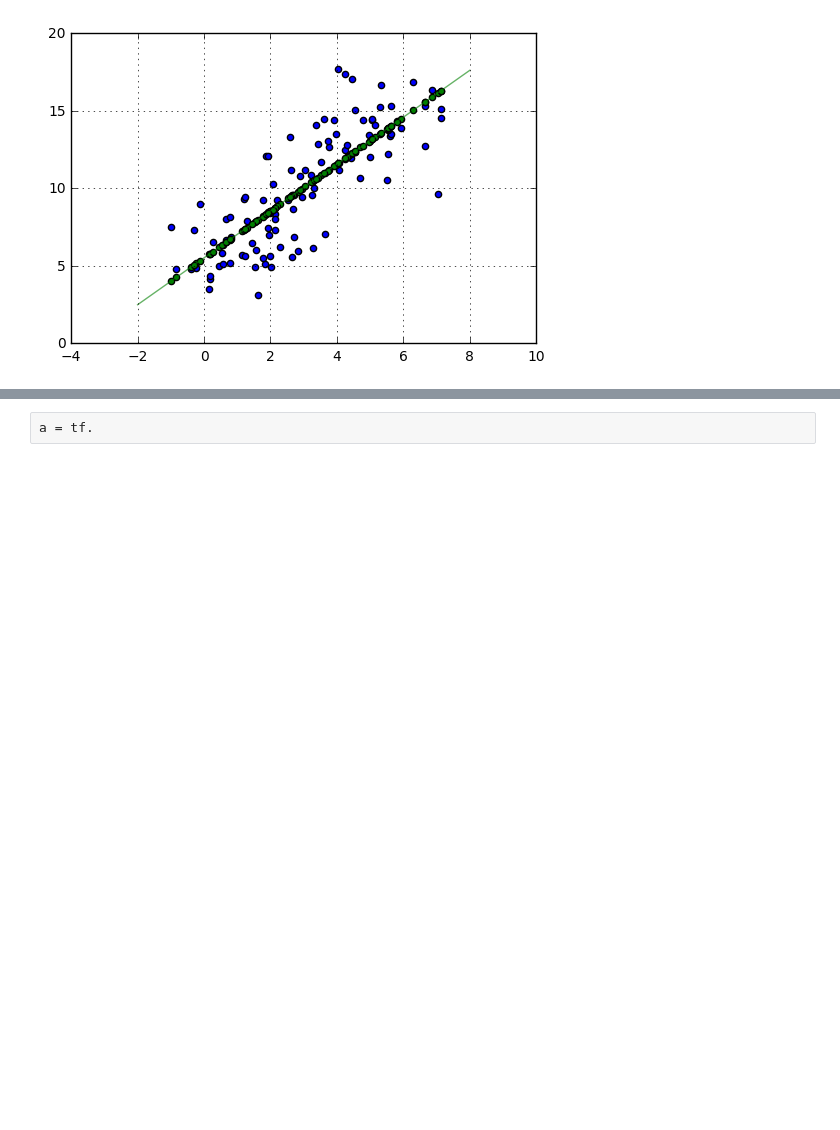
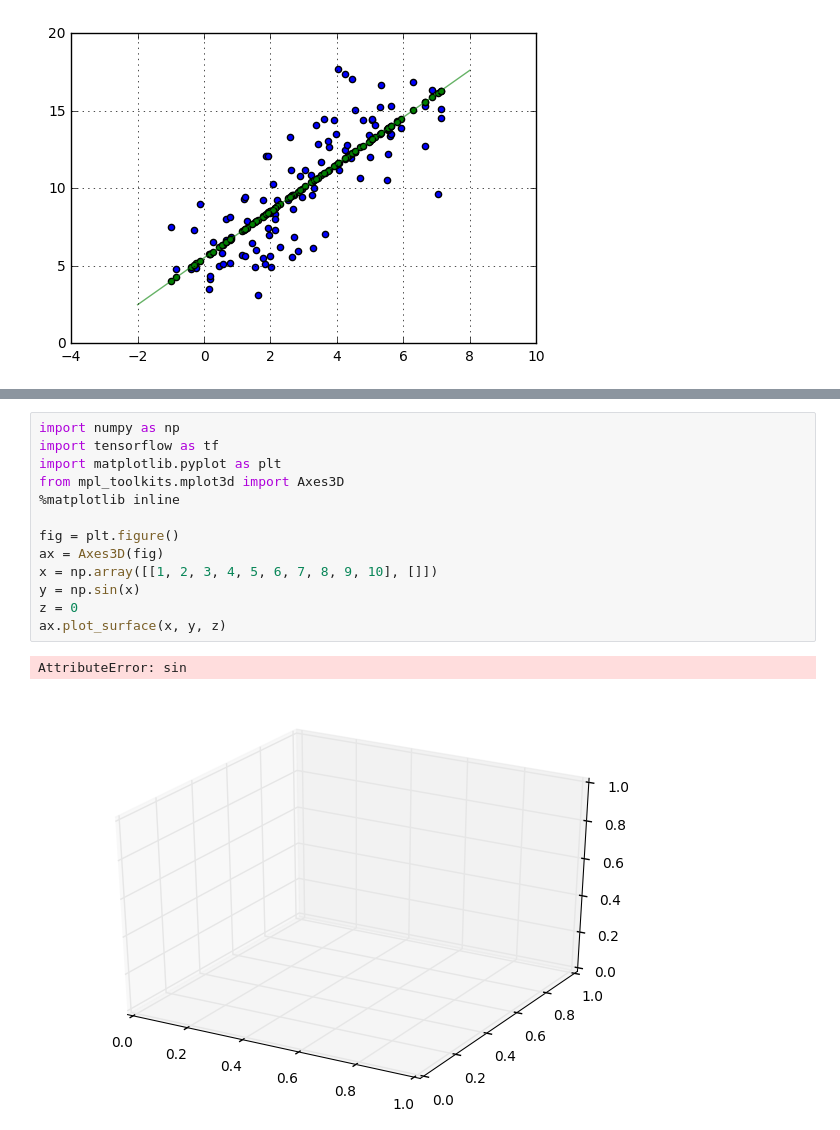
Before and after one commit to KiranArun/tensorflow, a Jupyter notebook: notebooks/tensorflow_playing.ipynb, the cells around one changed output, grey strips where cells are left out. Saved outputs shown, nothing was run; the diff lists cells and outputs as text; blank space fills up the shorter version.

```diff
--- a/notebooks/tensorflow_playing.ipynb
+++ b/notebooks/tensorflow_playing.ipynb
@@ -175,2 +128,16 @@ SyntaxError: invalid syntax (<ipython-input-24-0d89abe8dbac>, line 24)
-# %%
-a = tf.
+# %%
+import numpy as np
+import tensorflow as tf
+import matplotlib.pyplot as plt
+from mpl_toolkits.mplot3d import Axes3D
+%matplotlib inline
+
+fig = plt.figure()
+ax = Axes3D(fig)
+x = np.array([[1, 2, 3, 4, 5, 6, 7, 8, 9, 10], []])
+y = np.sin(x)
+z = 0
+ax.plot_surface(x, y, z)
+# %% [output]
+AttributeError: sin
+[figure, added]
```
Also changed, not shown: parts of 1 cell of this notebook.
